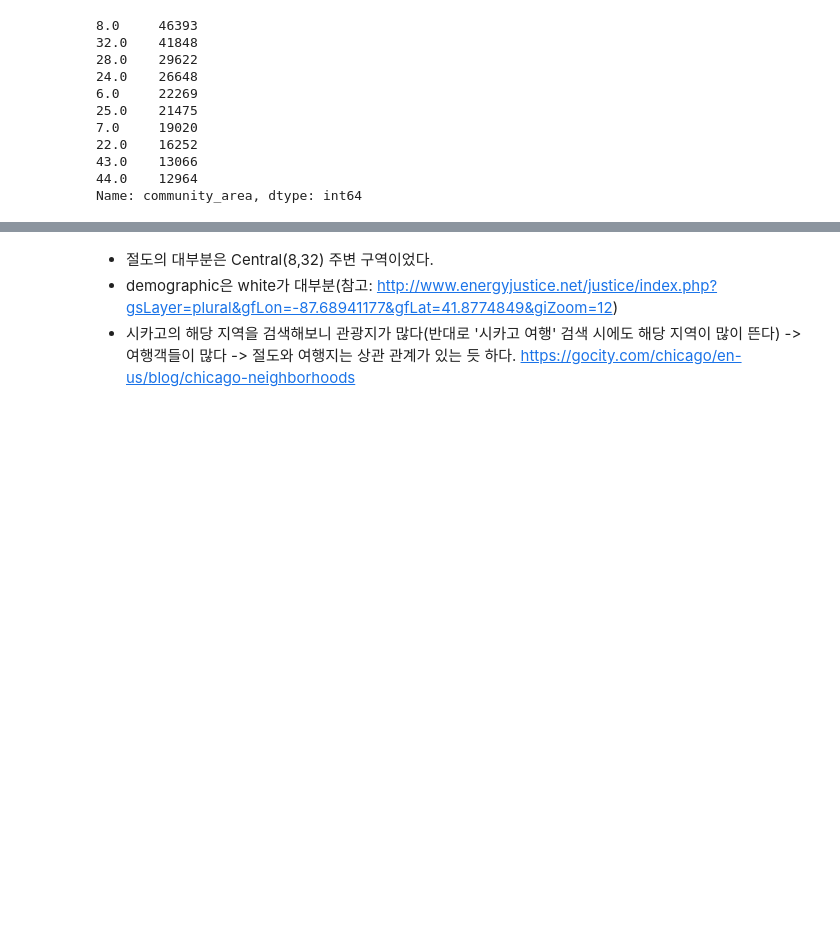
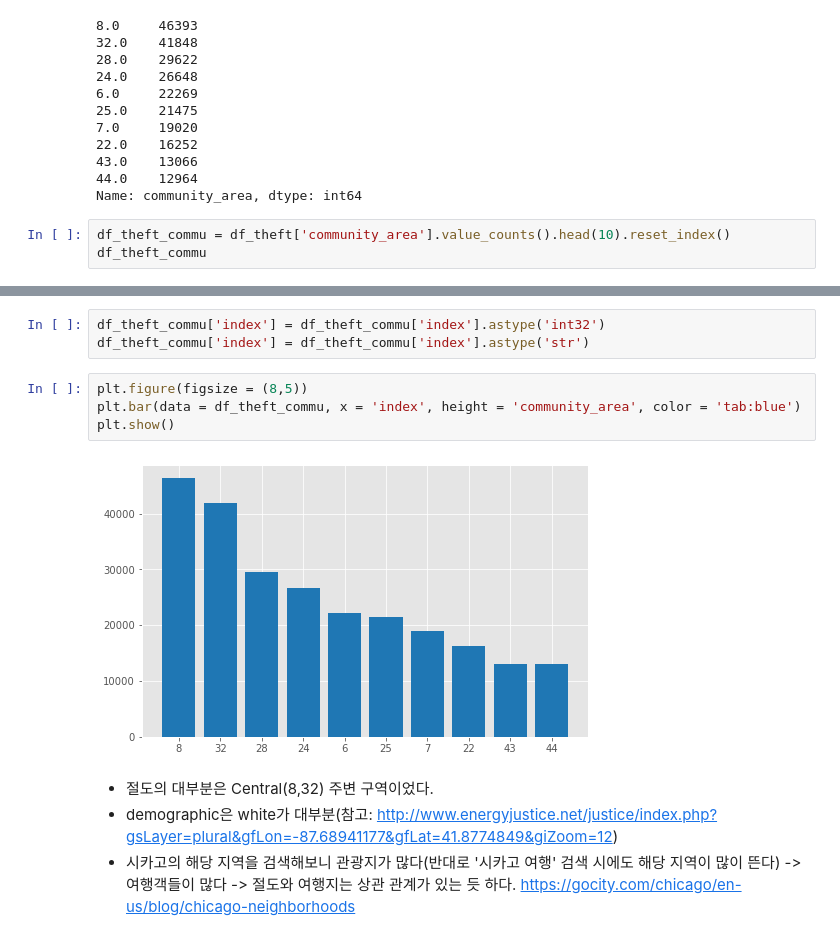
Before and after one commit to HAMJiyoung/chicago-crime-analysis, a Jupyter notebook: chicago-crime-analysis-upload.ipynb, the cells around one changed output, grey strips where cells are left out. Drawn from its saved outputs; the diff is of its cells as text; blank space fills up the shorter version.

```diff
--- a/chicago-crime-analysis-upload.ipynb
+++ b/chicago-crime-analysis-upload.ipynb
@@ -568,3 +589,6 @@ df_theft['community_area'].value_counts().head(10)
 43.0    13066
 44.0    12964
 Name: community_area, dtype: int64
+# %%
+df_theft_commu = df_theft['community_area'].value_counts().head(10).reset_index()
+df_theft_commu
@@ -571,3 +607,12 @@ Name: community_area, dtype: int64
+# %%
+df_theft_commu['index'] = df_theft_commu['index'].astype('int32')
+df_theft_commu['index'] = df_theft_commu['index'].astype('str')
+# %%
+plt.figure(figsize = (8,5))
+plt.bar(data = df_theft_commu, x = 'index', height = 'community_area', color = 'tab:blue')
+plt.show()
+# %% [output]
+[figure, added]
 # %% [markdown]
 - 절도의 대부분은 Central(8,32) 주변 구역이었다.
 - demographic은 white가 대부분(참고: http://www.energyjustice.net/justice/index.php?gsLayer=plural&gfLon=-87.68941177&gfLat=41.8774849&giZoom=12)
```
Also changed, not shown: parts of 37 cells of this notebook, 2 other files.
